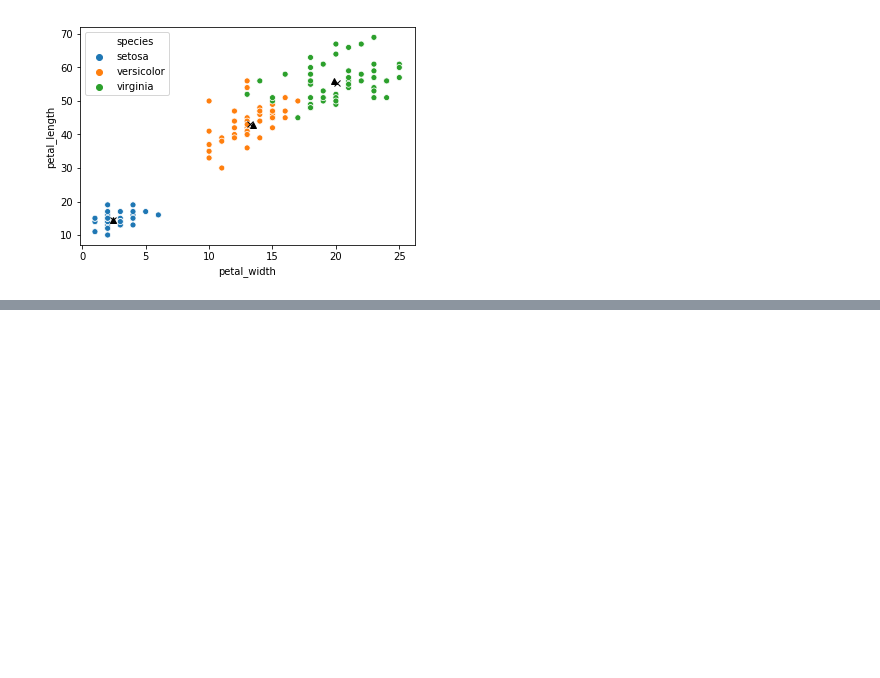
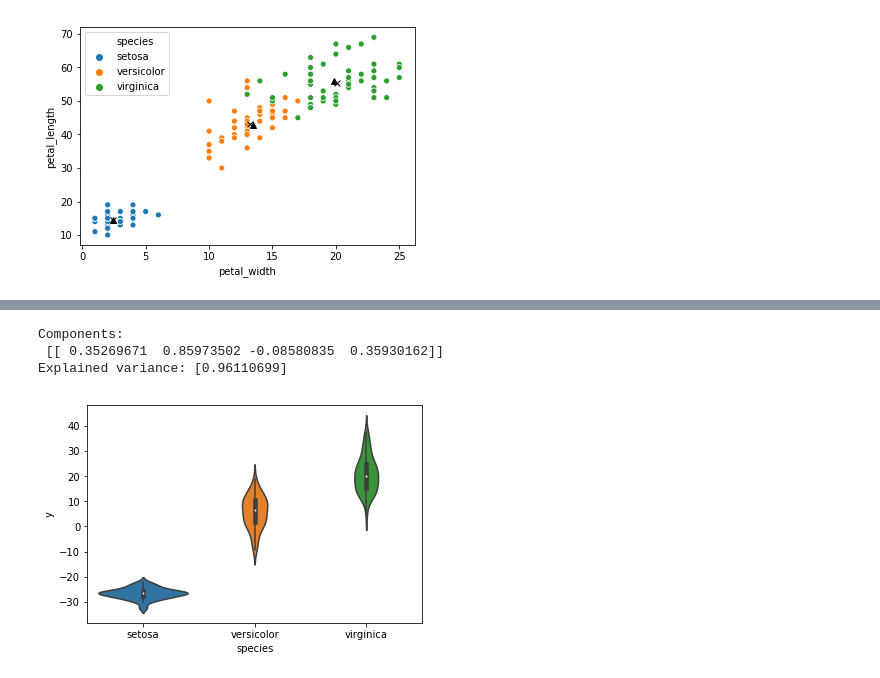
Before and after one commit to thomaspingel/geography_single_shot_notebooks, a Jupyter notebook: Classification.ipynb, the cells around one changed output, grey strips where cells are left out. Cells and saved outputs as stored; diff of their text form; code cells hidden in the pictures; blank space fills up the shorter version.

```diff
--- a/Classification.ipynb
+++ b/Classification.ipynb
@@ -207,0 +252,21 @@ Cohens Kappa: 0.5371428571428571
+# %%
+# For a single component, we can use a boxplot or violin plot.  If it's done a good job, the categories
+# won't overlap too much
+
+pca = PCA(n_components=1)
+pca.fit(X)
+print('Components:\n',pca.components_)
+print('Explained variance:',pca.explained_variance_ratio_)
+
+pca_df = pd.DataFrame()
+pca_df['species'] = iris['species']
+
+projected_data = pca.transform(X)
+pca_df['y'] = projected_data[:,0]
+
+_ = seaborn.violinplot(data=pca_df,x='species',y='y')
+# %% [output]
+Components:
+ [[ 0.35269671  0.85973502 -0.08580835  0.35930162]]
+Explained variance: [0.96110699]
+[figure, added]
```
Also changed, not shown: parts of 10 cells of this notebook.
